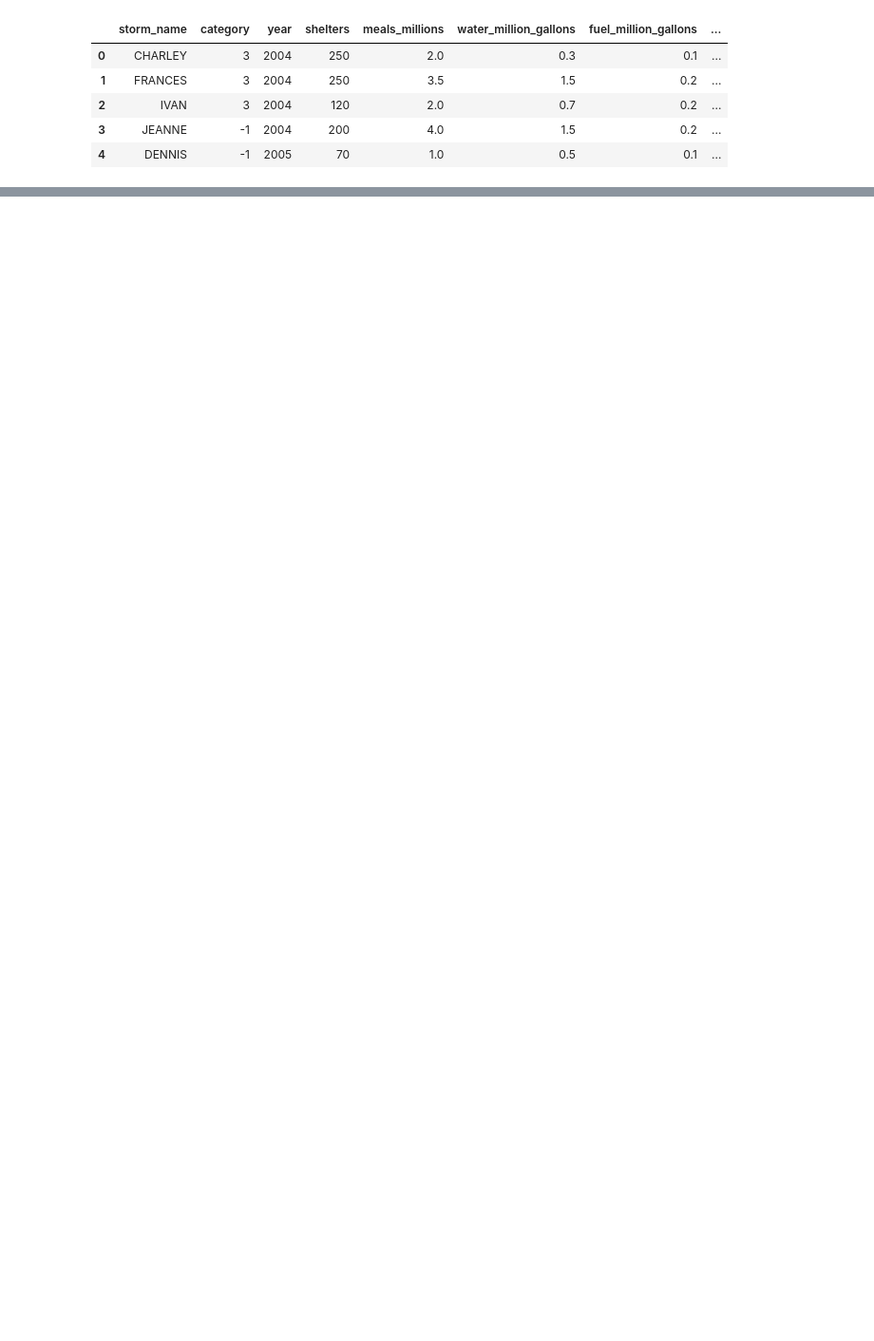
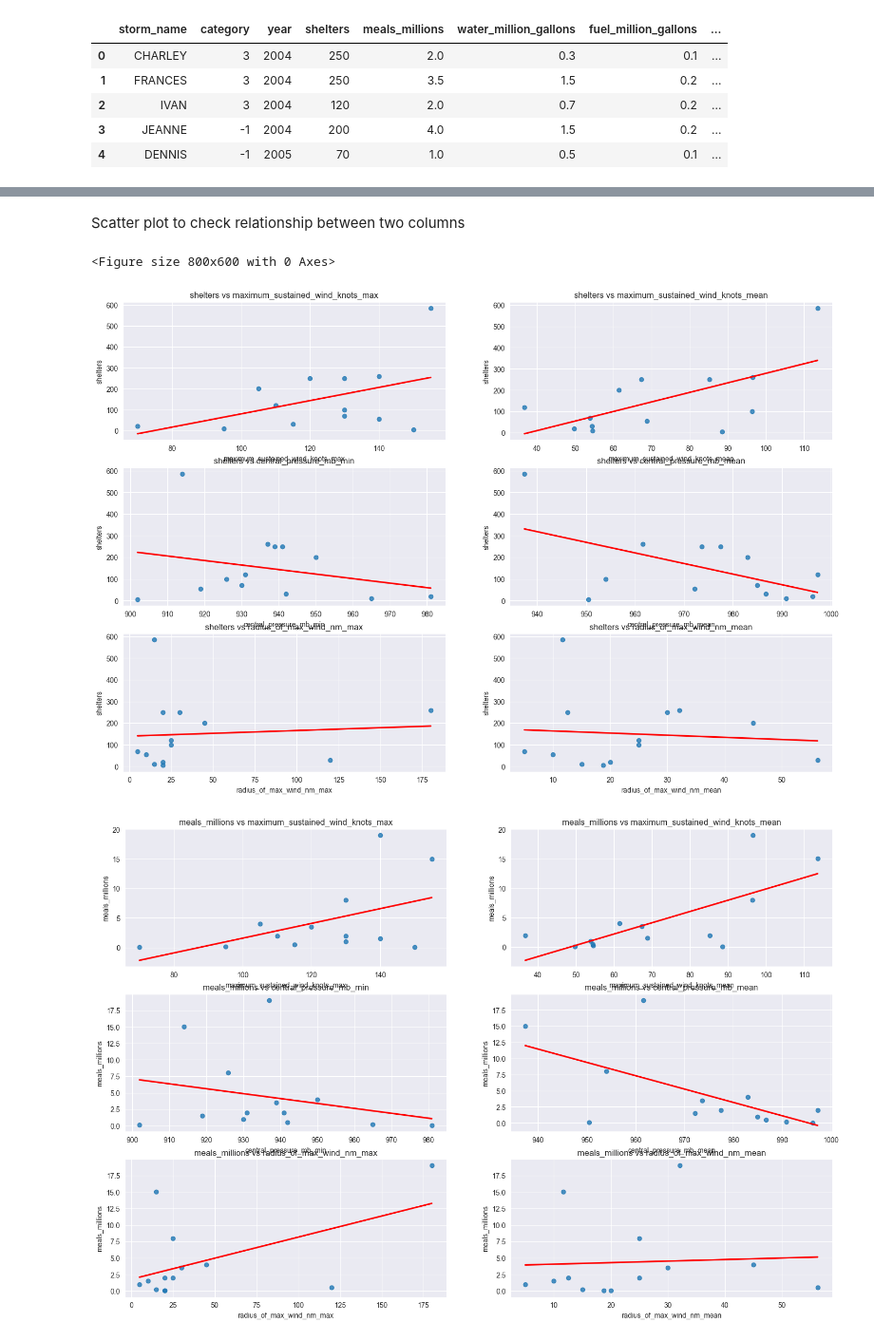
Before and after one commit to jayc9135/Hurricane-Resource-Shortage-Prediction, a Jupyter notebook: resources_data_synthesis.ipynb, the cells around one changed output, grey strips where cells are left out. Shown at 95% size. Saved outputs shown, nothing was run; the diff lists cells and outputs as text; code cells hidden in the pictures; blank space fills up the shorter version.

```diff
--- a/resources_data_synthesis.ipynb
+++ b/resources_data_synthesis.ipynb
@@ -150,0 +179,34 @@ df_resources_with_id.to_csv('datasets/resource_dataset_with_id_category.csv', in
+# %% [markdown]
+Scatter plot to check relationship between two columns
+# %%
+plt.figure(figsize=(8, 6))
+
+x_axis = list(df_resources_with_storm_features.columns[8:])
+y_axis = list(df_resources_with_storm_features.columns[3:7])
+# y_axis = ['shelters']
+
+
+for y_feature in y_axis:
+    fig, axes = plt.subplots(nrows=3, ncols=2, figsize=(18, 12))
+
+    axes = axes.flatten()
+    for i, x_feature in enumerate(x_axis):
+        sns.regplot(
+            x=df_resources_with_storm_features[x_feature],
+            y=df_resources_with_storm_features[y_feature],
+            scatter=True,
+            fit_reg=True,
+            line_kws={'color': 'red'},
+            ci=None,
+            ax=axes[i]
+        )
+
+        axes[i].set_title(f'{y_feature} vs {x_feature}')
+        axes[i].set_xlabel(x_feature)
+        axes[i].set_ylabel(y_feature)
+
+    plt.show()
+# %% [output]
+<Figure size 800x600 with 0 Axes>
+[figure, added]
+[figure, added]
```
Also changed, not shown: parts of 17 cells of this notebook, 1 other file.
